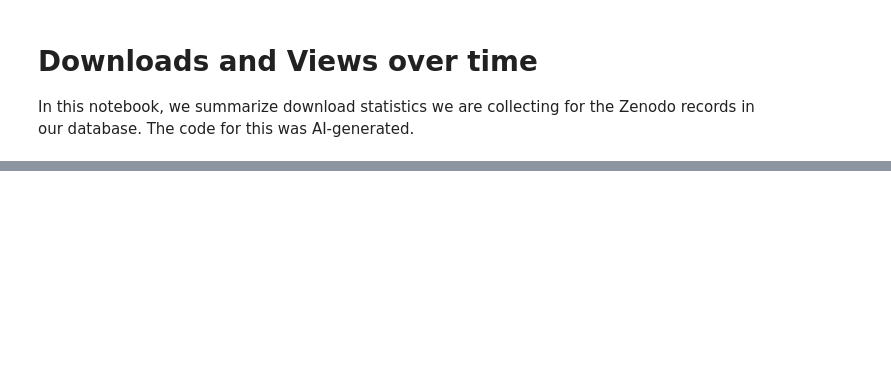
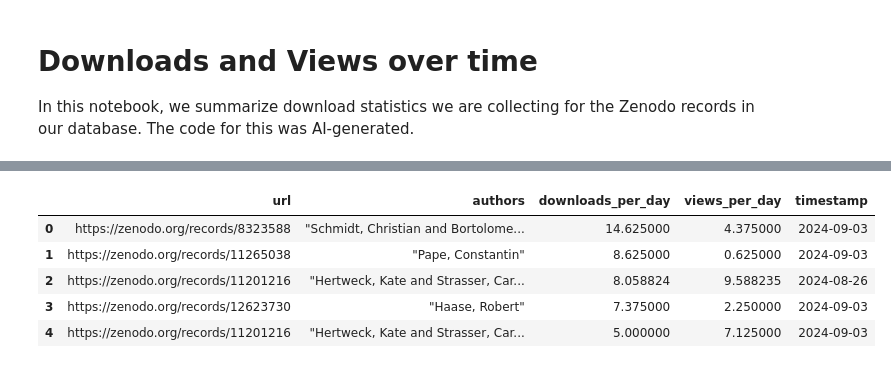
Before and after one commit to NFDI4BIOIMAGE/training, a Jupyter notebook: notebooks/download_stats.ipynb, the cells around one changed output, grey strips where cells are left out. Drawn from its saved outputs; the diff is of its cells as text; code cells hidden in the pictures; blank space fills up the shorter version.

```diff
--- a/notebooks/download_stats.ipynb
+++ b/notebooks/download_stats.ipynb
@@ -68,0 +14,46 @@ plt.show()
+# %%
+folder_path = "../download_statistics/"
+csv_files = [f for f in os.listdir(folder_path) if f.endswith('.csv')]
+
+# Sort the files by date
+csv_files.sort()
+
+dfs = []
+
+# Process each file
+for filename_old, filename_new in zip(csv_files[:-1], csv_files[1:]):
+    # load data and determine timestampe
+    df_old, date_old = read_file_and_date(folder_path + filename_old)
+    df_new, date_new = read_file_and_date(folder_path + filename_new)
+
+    # days difference
+    days_diff = (date_new - date_old).days
+
+    # Determine the rows in df_new where "url" values are also in df_old
+    df_common = df_new[df_new['url'].isin(df_old['url'])]
+
+    # Set the index to "url" for aligning them
+    df_old_indexed = df_old.set_index("url")
+    df_common_indexed = df_common.set_index("url")
+
+    # Calculate the difference in the "download" column
+    download_difference = df_common_indexed["unique_downloads"] - df_old_indexed["unique_downloads"]
+    views_difference = df_common_indexed["unique_views"] - df_old_indexed["unique_views"]
+    df_common_indexed = df_common_indexed[["authors"]]
+    df_common_indexed["downloads_per_day"] = download_difference / days_diff
+    df_common_indexed["views_per_day"] = views_difference / days_diff
+    df_common_indexed["timestamp"] = date_new
+
+    dfs.append(df_common_indexed)
+
+df = pd.concat(dfs)
+df = df.sort_values(by='downloads_per_day', ascending=False)
+df = df.reset_index()
+df.head()
+# %% [output]
+|  | url | authors | downloads_per_day | views_per_day | timestamp |
+| 0 | https://zenodo.org/records/8323588 | "Schmidt, Christian and Bortolome... | 14.625000 | 4.375000 | 2024-09-03 |
+| 1 | https://zenodo.org/records/11265038 | "Pape, Constantin" | 8.625000 | 0.625000 | 2024-09-03 |
+| 2 | https://zenodo.org/records/11201216 | "Hertweck, Kate and Strasser, Car... | 8.058824 | 9.588235 | 2024-08-26 |
+| 3 | https://zenodo.org/records/12623730 | "Haase, Robert" | 7.375000 | 2.250000 | 2024-09-03 |
+| 4 | https://zenodo.org/records/11201216 | "Hertweck, Kate and Strasser, Car... | 5.000000 | 7.125000 | 2024-09-03 |
```
Also changed, not shown: parts of 22 cells of this notebook, 4 other files.
